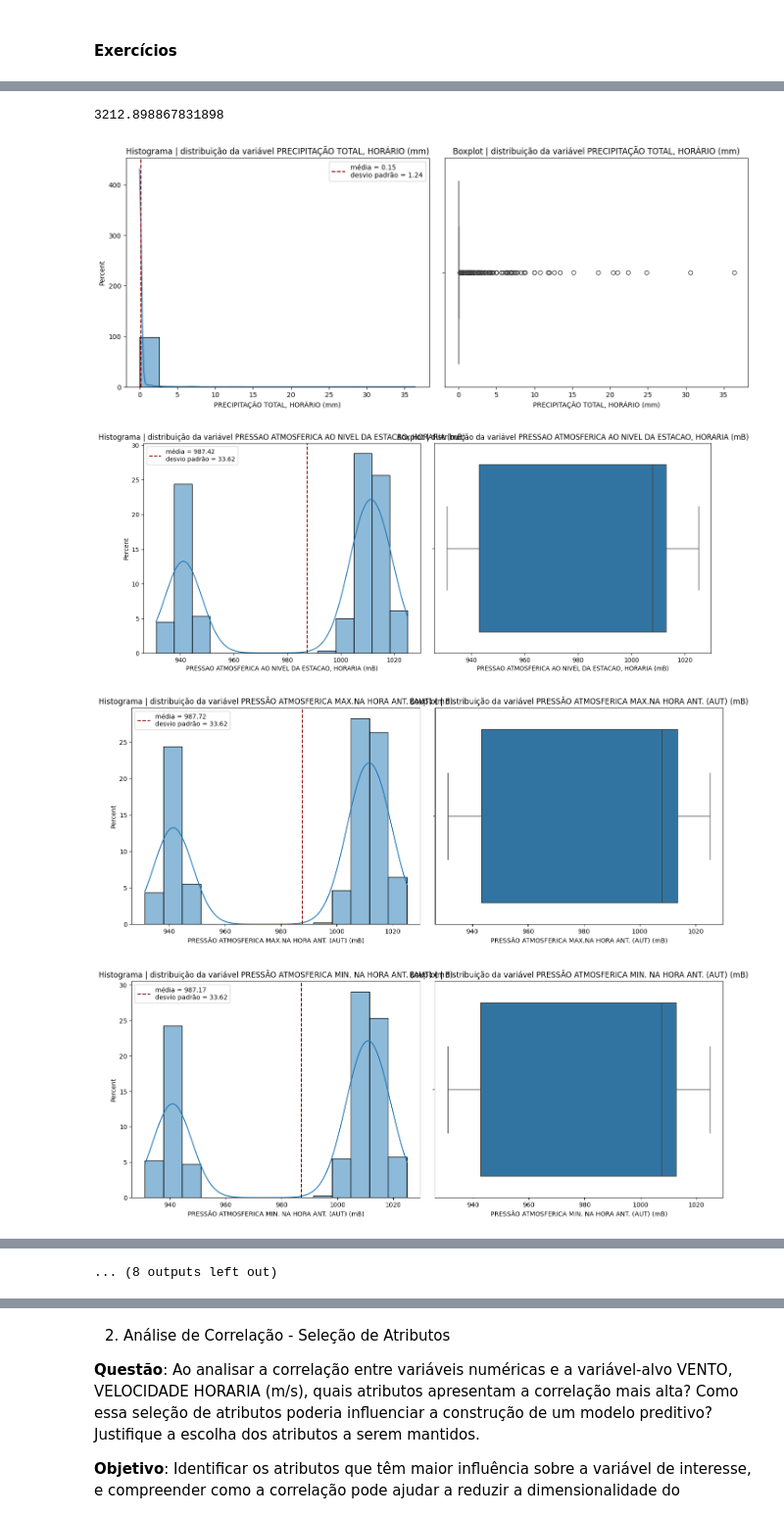
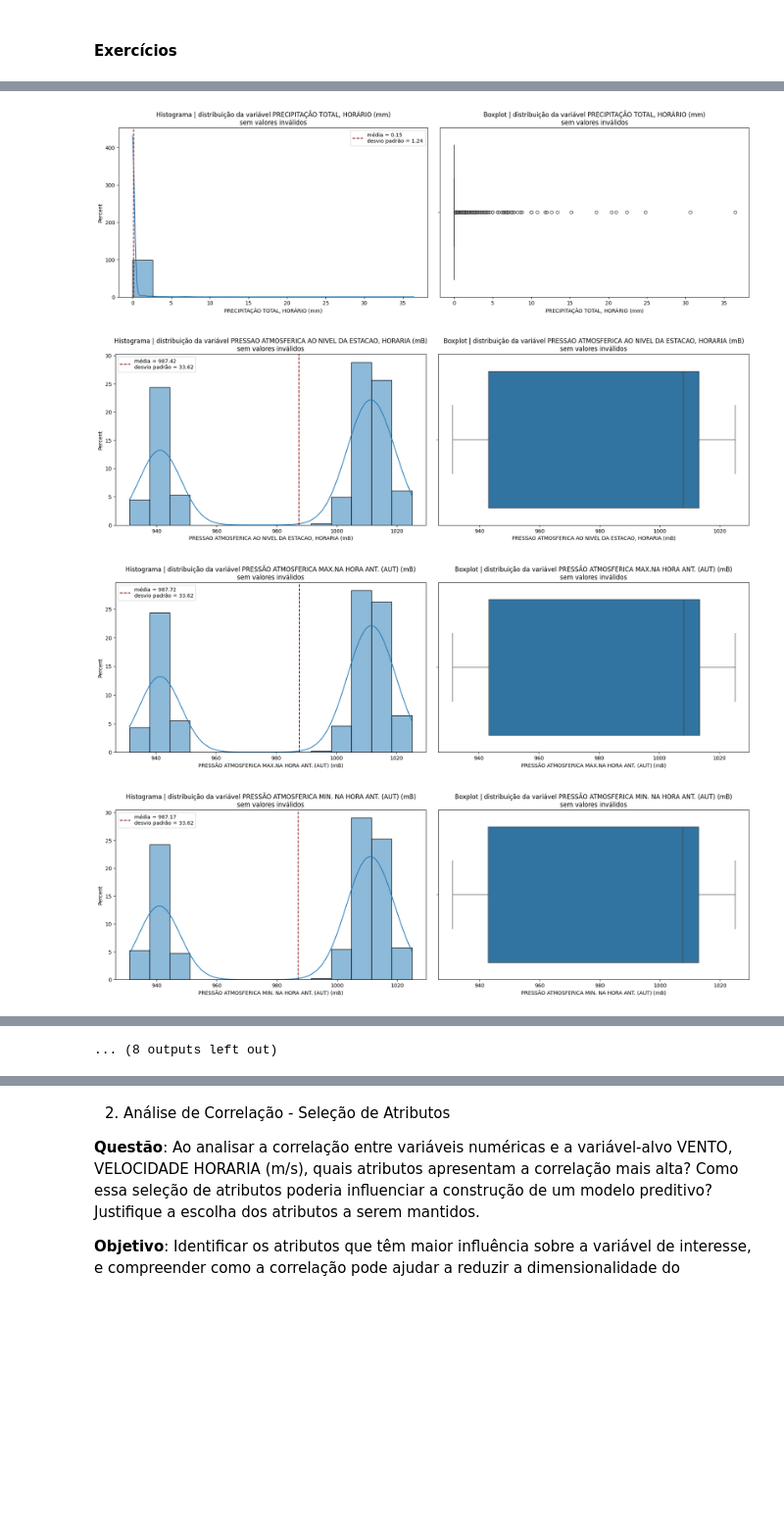
Before and after one commit to thais-oak/poli_analise_mineracao_dados, a Jupyter notebook: experimento_3/eED_2024ensaoi03.ipynb, the cells around one changed output, grey strips where cells are left out. Shown at 98% size. Saved outputs shown, nothing was run; the diff lists cells and outputs as text; code cells hidden in the pictures; blank space fills up the shorter version.

Commit message:
add:   experimento_3/eED_2024ensaoi03.ipynb | handling missing and invalid values

```diff
--- a/experimento_3/eED_2024ensaoi03.ipynb
+++ b/experimento_3/eED_2024ensaoi03.ipynb
@@ -254,25 +230,42 @@ variaveis_numericas = df_numerical.columns
-# %%
-df["PRECIPITAÇÃO TOTAL, HORÁRIO (mm)"].std()
-# %% [output]
-3212.898867831898
 # %%
-#fig1, ax1 = plt.subplots(len(variaveis_numericas)*1, 2, figsize=(14,14))
-dict_mean = {}
+# armazenando os nomes das colunas com os valores inválidos para facilitar o loop
+variaveis_numericas = df_numerical.columns
+
+# dicionário com os valores de média e moda
+dict_values_mean_mode = {}
+
+# plot da distribuição das variáveis e cálculos de média e moda
 for i in range((len(variaveis_numericas))):
-    fig1, ax1 = plt.subplots(1, 2, figsize=(14,6))
-    dict_mean[variaveis_numericas[i]] = df_cleaned[variaveis_numericas[i]].mean()
-    sns.histplot(data=df_cleaned, x=variaveis_numericas[i], stat="percent", kde=True, ax=ax1[0])
-    ax1[0].axvline(x=df_cleaned[variaveis_numericas[i]].mean(), color="darkred", linestyle="dashed", label=f"média = {df_cleaned[variaveis_numericas[i]].mean():.2f}\ndesvio padrão = {df_cleaned[variaveis_numericas[i]].std():.2f}")
-    ax1[0].set_title(f"Histograma | distribuição da variável {variaveis_numericas[i]}")
-    ax1[0].legend()
+    fig1, ax1 = plt.subplots(1, 2, figsize=(18,6))
 
+    if variaveis_numericas[i] in ("latitude", "longitude", "height"):
+        # calcula a moda
+        dict_values_mean_mode[variaveis_numericas[i]] = df_cleaned[variaveis_numericas[i]].mode()[0]   # selecionar o primeiro valor mais frequente
+
+        # plot do histograma
+        sns.histplot(data=df_cleaned, x=variaveis_numericas[i], stat="percent", kde=True, ax=ax1[0])
+        ax1[0].axvline(x=df_cleaned[variaveis_numericas[i]].mean(), color="darkred", linestyle="dashed", label=f"moda = {dict_values_mean_mode[variaveis_numericas[i]]:.2f}\ndesvio padrão = {df_cleaned[variaveis_numericas[i]].std():.2f}")
+        ax1[0].set_title(f"Histograma | distribuição da variável {variaveis_numericas[i]}\nsem valores inválidos")
+        ax1[0].legend()
+
+    else:
+        # calcula a média
+        dict_values_mean_mode[variaveis_numericas[i]] = df_cleaned[variaveis_numericas[i]].mean()
+
+        # plot do histograma
+        sns.histplot(data=df_cleaned, x=variaveis_numericas[i], stat="percent", kde=True, ax=ax1[0])
+        ax1[0].axvline(x=df_cleaned[variaveis_numericas[i]].mean(), color="darkred", linestyle="dashed", label=f"média = {dict_values_mean_mode[variaveis_numericas[i]]:.2f}\ndesvio padrão = {df_cleaned[variaveis_numericas[i]].std():.2f}")
+        ax1[0].set_title(f"Histograma | distribuição da variável {variaveis_numericas[i]}\nsem valores inválidos")
+        ax1[0].legend()
+
+    # plot do boxplot
     sns.boxplot(data=df_cleaned, x=variaveis_numericas[i], ax=ax1[1])
-    ax1[1].set_title(f"Boxplot | distribuição da variável {variaveis_numericas[i]}")
+    ax1[1].set_title(f"Boxplot | distribuição da variável {variaveis_numericas[i]}\nsem valores inválidos")
 
     plt.tight_layout(pad=2)
     plt.show()
 # %% [output]
-[figure, old version]
+[figure, new version]
-[figure, old version]
+[figure, new version]
-[figure, old version]
+[figure, new version]
-[figure, old version]
+[figure, new version]
```
Also changed, not shown: parts of 7 cells of this notebook.
